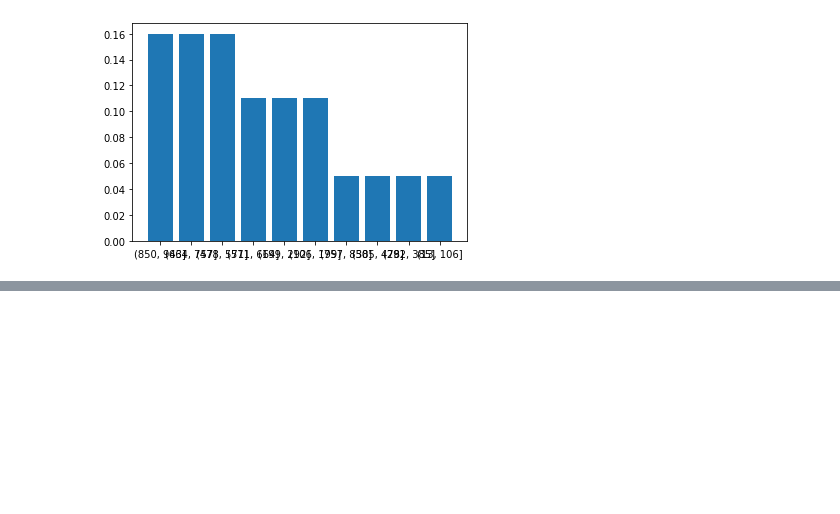
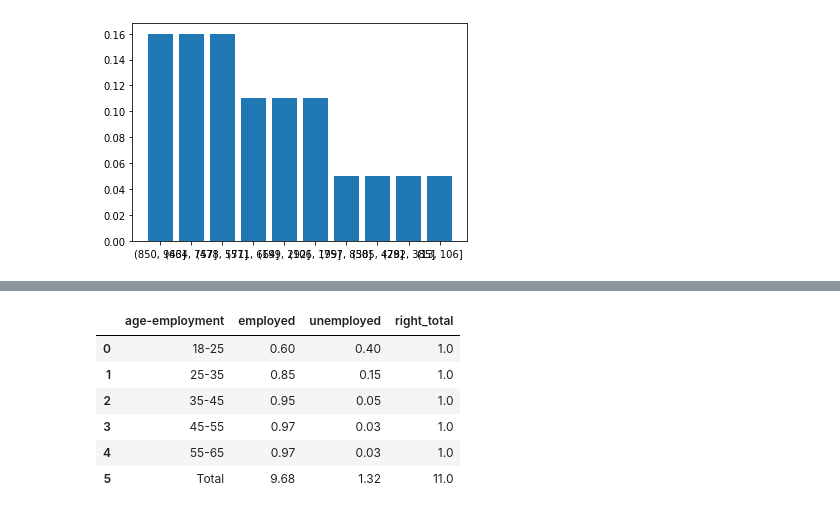
Before and after one commit to kurtzace/complete-data-science-bootcamp-excercises, a Jupyter notebook: Statistics.ipynb, the cells around one changed output, grey strips where cells are left out. Drawn from its saved outputs; the diff is of its cells as text; code cells hidden in the pictures; blank space fills up the shorter version.

```diff
--- a/Statistics.ipynb
+++ b/Statistics.ipynb
@@ -138,0 +193,12 @@ plt.bar(df["index_str"],df['relFreq'])
+# %%
+df['right_total']=df['employed']+df['unemployed']
+df.loc[5] = ['Total', df['employed'].sum(), df['unemployed'].sum(), df['right_total'].sum()]
+df
+# %% [output]
+|  | age-employment | employed | unemployed | right_total |
+| 0 | 18-25 | 0.60 | 0.40 | 1.0 |
+| 1 | 25-35 | 0.85 | 0.15 | 1.0 |
+| 2 | 35-45 | 0.95 | 0.05 | 1.0 |
+| 3 | 45-55 | 0.97 | 0.03 | 1.0 |
+| 4 | 55-65 | 0.97 | 0.03 | 1.0 |
+| 5 | Total | 9.68 | 1.32 | 11.0 |
```
Also changed, not shown: parts of 7 cells of this notebook.
